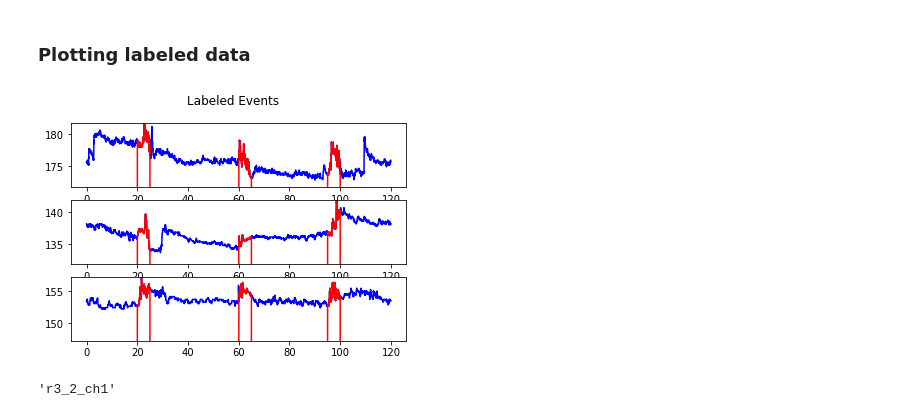
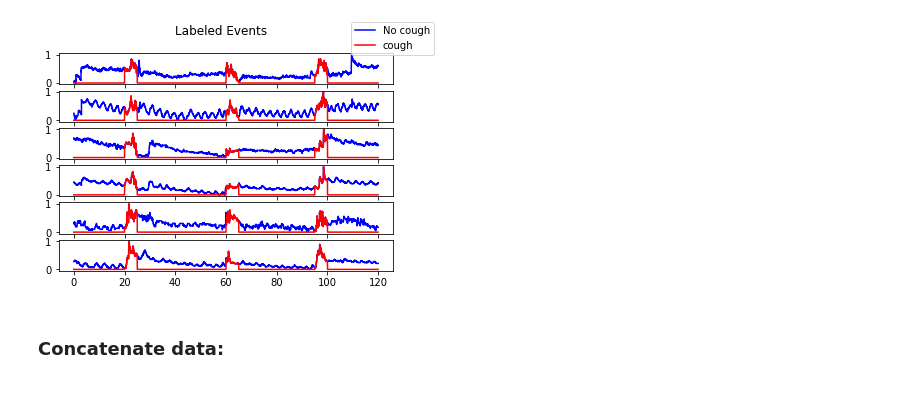
Before and after one commit to felixmri/smart_shirt, a Jupyter notebook: main.ipynb, the cells around one changed output. Saved outputs shown, nothing was run; the diff lists cells and outputs as text; code cells hidden in the pictures.

```diff
--- a/main.ipynb
+++ b/main.ipynb
@@ -138,34 +283,33 @@ plt.show()
 # %%
+## region Create labels for coughing events at 20-25, 60-65, and 95-100 seconds.
 label1 = (time > 20) * (time < 25)
 label2 = (time > 60) * (time < 65)
 label3 = (time > 95) * (time < 100)
 label_c = label1 + label2 + label3
 label_c = np.int32(label_c)
 # Turn into Dataframe
 label_c = pd.DataFrame(label_c)
 label_c = label_c.iloc[:, 0]
 
 # Label for channels with no coughing (all 0's):
 label_nc = np.zeros(len(label_c))
 label_nc = pd.DataFrame(label_nc)
 label_nc = label_nc.iloc[:, 0]
+
+# Plot subjects with red labeled as cough:
+labels = ['r1_2_ch1', 'r1_2_ch2', 'r2_2_ch1', 'r2_2_ch2', 'r3_2_ch1', 'r3_2_ch2']
+fig, axs = plt.subplots(6, 1)
+fig.suptitle("Labeled Events")
+for i in range(6):
+    data = locals()[labels[i]]
+    axs[i].plot(time, data, 'b', label='No cough')
+    axs[i].plot(time, data * label_c, 'r', label='cough')
+    if i == 5:
+        handles, labels = axs[i].get_legend_handles_labels()
+        fig.legend(handles, labels, loc='upper right')
+plt.show()
+# endregion
+# %% [output]
+[figure, added]
 # %% [markdown]
-### Plotting labeled data
+### Concatenate data:
-# %%
-
-# Plot subjects with red labeled as cough:
-labels = ['r1_2_ch1', 'r2_2_ch1', 'r3_2_ch1']
-fig, axs = plt.subplots(3, 1)
-fig.suptitle("Labeled Events")
-for i in range(3):
-    data = locals()[labels[i]]
-    axs[i].plot(time, data, 'b')
-    axs[i].plot(time, data * label_c, 'r')
-    axs[i].set_ylim([np.max(data)-10, np.max(data)])
-plt.show()
-# %% [output]
-[figure, removed]
-# %%
-labels[2]
-# %% [output]
-'r3_2_ch1'
```
Also changed, not shown: parts of 23 cells of this notebook, 2 other files.
